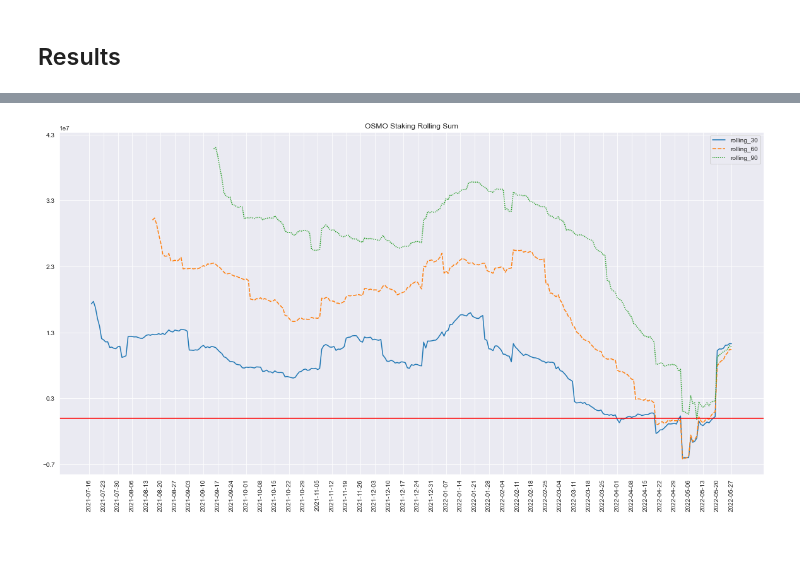
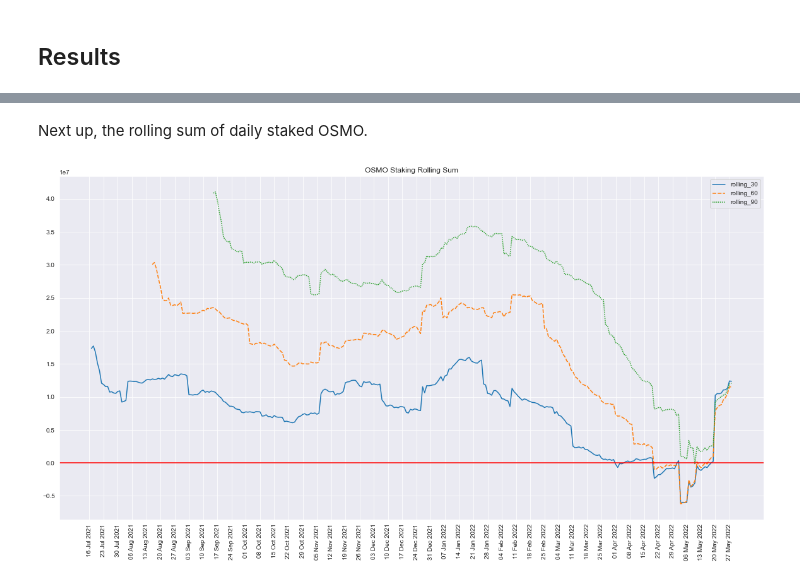
Before and after one commit to MeiLiing/flipside_bounties, a Jupyter notebook: osmosis_bounties/osmosis.ipynb, the cells around one changed output, grey strips where cells are left out. Cells and saved outputs as stored; diff of their text form; code cells hidden in the pictures; blank space fills up the shorter version.

```diff
--- a/osmosis_bounties/osmosis.ipynb
+++ b/osmosis_bounties/osmosis.ipynb
@@ -202,17 +227,19 @@ legend.set_bbox_to_anchor((1, 1))
+# %% [markdown]
+Next up, the rolling sum of daily staked OSMO.
 # %%
 plt.figure(figsize=(20,10))
 
 ax = plt.subplot()
 
 sns.lineplot(data=df_cumulative[['date','rolling_30','rolling_60','rolling_90']])
 plt.axhline(0, color='red')
 plt.title('OSMO Staking Rolling Sum')
 
-plt.xticks(range(28,344,7), rotation=90)
-ax.set_xticklabels([df_cumulative.date[x].strftime('%Y-%m-%d') for x in range(28,344,7)])
+plt.xticks(range(28,346,7), rotation=90)
+ax.set_xticklabels([df_cumulative.date[x].strftime('%d %b %Y') for x in range(28,344,7)])
 
-plt.yticks(range(-7000000,45000000,10000000))
+plt.yticks(range(-5000000,45000000,5000000))
 
 plt.show()
 # %% [output]
-[figure, old version]
+[figure, new version]
```
Also changed, not shown: parts of 17 cells of this notebook.
